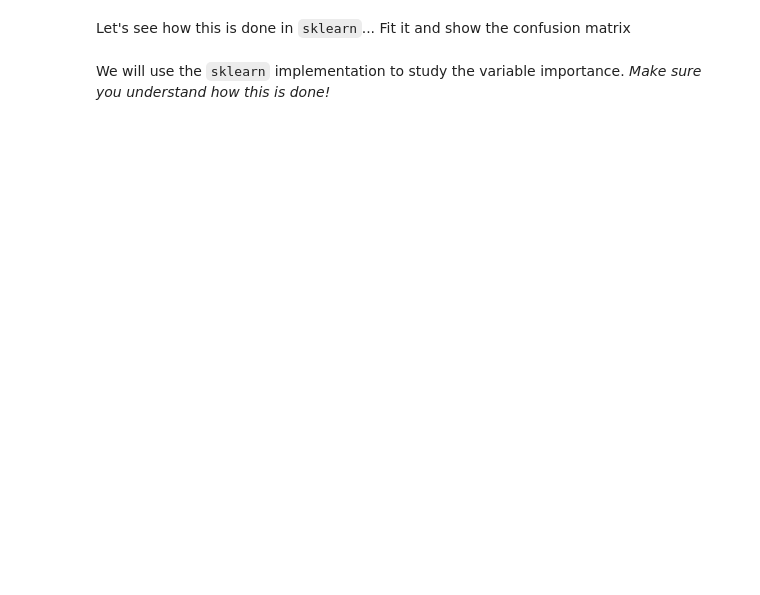
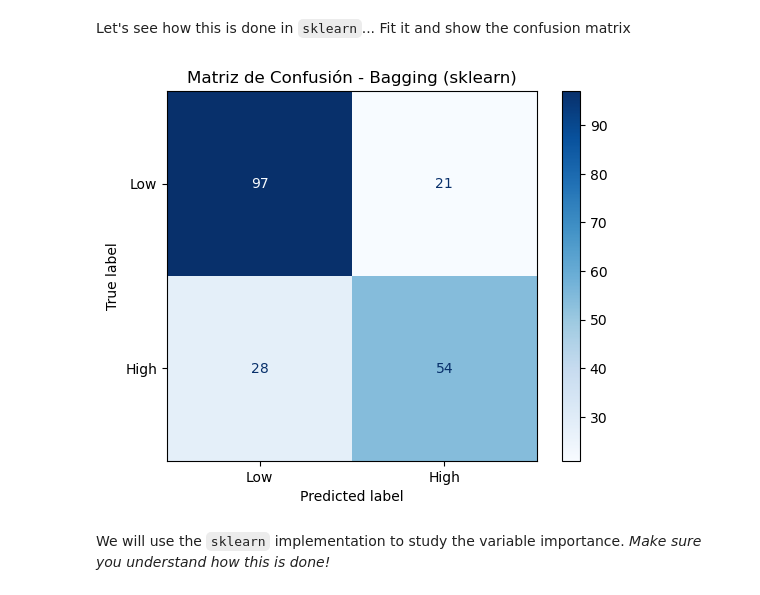
Before and after one commit to ICAI-IMAT-ML/p2-8-anabanqueri, a Jupyter notebook: notebook/Lab2_8_Trees.ipynb, the cells around one changed output. Saved outputs shown, nothing was run; the diff lists cells and outputs as text; code cells hidden in the pictures; blank space fills up the shorter version.

```diff
--- a/notebook/Lab2_8_Trees.ipynb
+++ b/notebook/Lab2_8_Trees.ipynb
@@ -427,15 +437,22 @@ Print the confusion matrix
 # %% [markdown]
 Let's see how this is done in `sklearn`... Fit it and show the confusion matrix
 # %%
-bagging = # TODO: Create a BaggingClassifier (fix random_state to 0)
+bagging = BaggingClassifier(random_state=0)
 
 # TODO: Train it with the training data
-bagging.fit(None, None)
+bagging.fit(X_train, y_train)
 
 # TODO: Obtain the predictions
-bagging_pred = bagging.predict(None)
+bagging_pred = bagging.predict(X_test)
 
 # TODO: Print the confusion matrix (use the confusion_matrix function)
+cm = confusion_matrix(y_test, bagging_pred)
+disp = ConfusionMatrixDisplay(confusion_matrix=cm, display_labels=["Low", "High"])
+disp.plot(cmap=plt.cm.Blues)
+plt.title("Matriz de Confusión - Bagging (sklearn)")
+plt.show()
+# %% [output]
+[figure, added]
 # %% [markdown]
 We will use the `sklearn` implementation to study the variable importance. *Make sure you understand how this is done!*
 # %%
```
Also changed, not shown: parts of 15 cells of this notebook.
